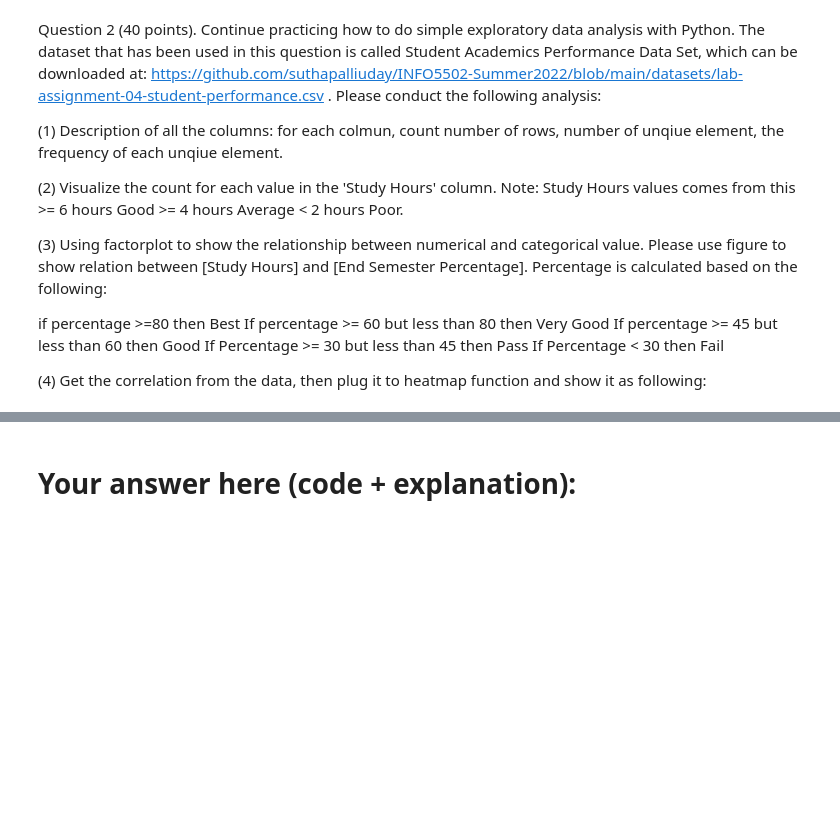
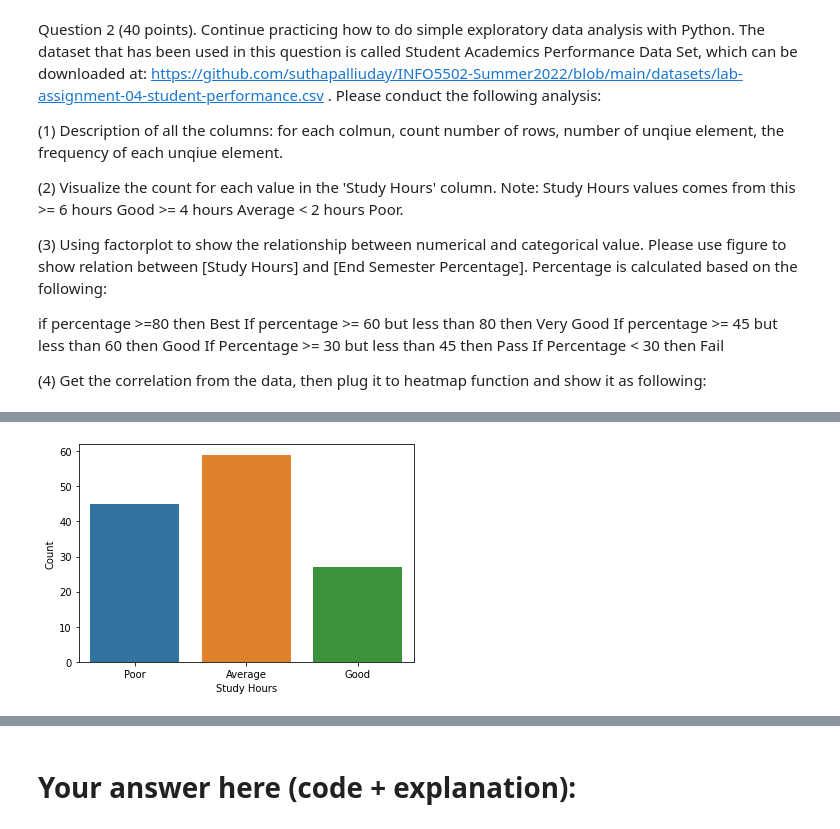
Before and after one commit to SYAMINILINGAMPALLI/SYAMINI_INFO5502_SPRING2022, a Jupyter notebook: lab_assignment_04.ipynb, the cells around one changed output, grey strips where cells are left out. Cells and saved outputs as stored; diff of their text form; code cells hidden in the pictures; blank space fills up the shorter version.

```diff
--- a/lab_assignment_04.ipynb
+++ b/lab_assignment_04.ipynb
@@ -78,0 +106,3 @@ If Percentage < 30 then Fail
+# %%
+df=pd.read_csv('/content/sample_data/lab-assignment-04-student-performance.csv')
+df.head(5)
@@ -78,0 +192,16 @@ If Percentage < 30 then Fail
+# %%
+
+
+#Question 2 visualizing the study hour column
+
+#import the required packages for visualizing the data
+
+import seaborn as sea
+import matplotlib.pyplot as mpl
+%matplotlib inline
+sea.countplot(df['sh'])
+mpl.xlabel("Study Hours")
+mpl.ylabel("Count")
+mpl.show()
+# %% [output]
+[figure, added]
```
Also changed, not shown: parts of 10 cells of this notebook.
